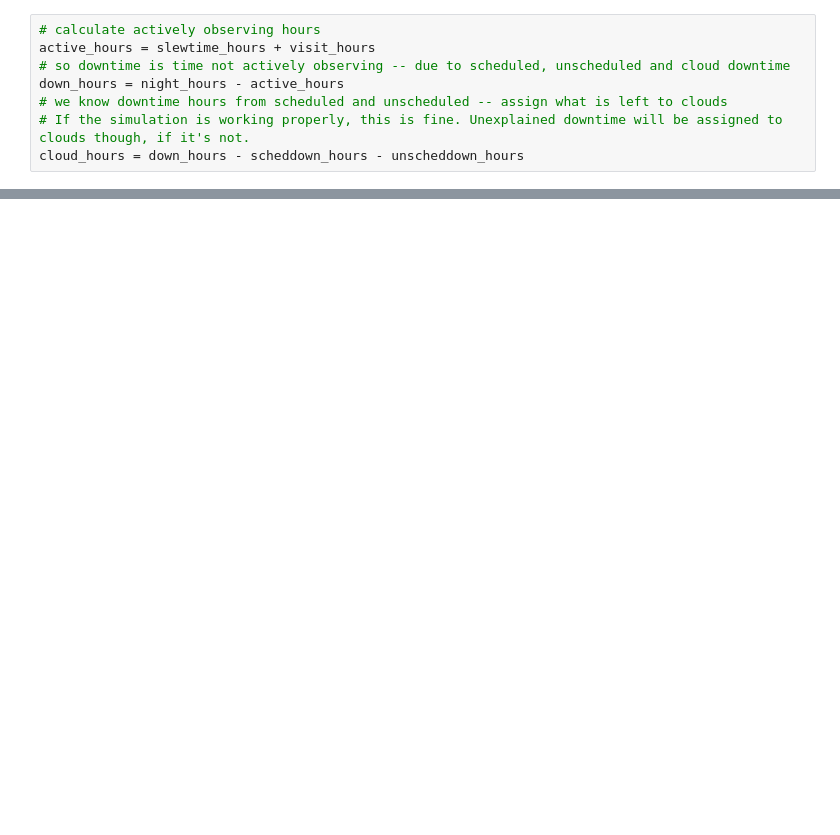
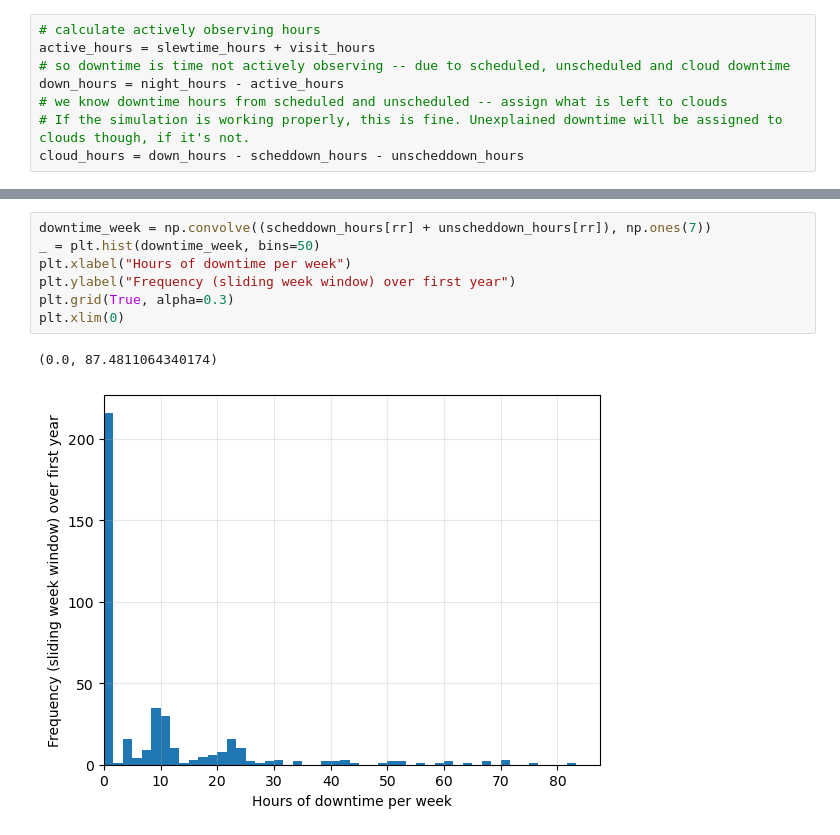
Before and after one commit to rhiannonlynne/notebooks, a Jupyter notebook: Downtime.ipynb, the cells around one changed output, grey strips where cells are left out. Drawn from its saved outputs; the diff is of its cells as text; blank space fills up the shorter version.

Commit message:
Add downtime notebook

```diff
--- a/Downtime.ipynb
+++ b/Downtime.ipynb
@@ -182,0 +242,10 @@ plt.xlim(0)
+# %%
+downtime_week = np.convolve((scheddown_hours[rr] + unscheddown_hours[rr]), np.ones(7))
+_ = plt.hist(downtime_week, bins=50)
+plt.xlabel("Hours of downtime per week")
+plt.ylabel("Frequency (sliding week window) over first year")
+plt.grid(True, alpha=0.3)
+plt.xlim(0)
+# %% [output]
+(0.0, 87.4811064340174)
+[figure, added]
```
Also changed, not shown: parts of 19 cells of this notebook.
